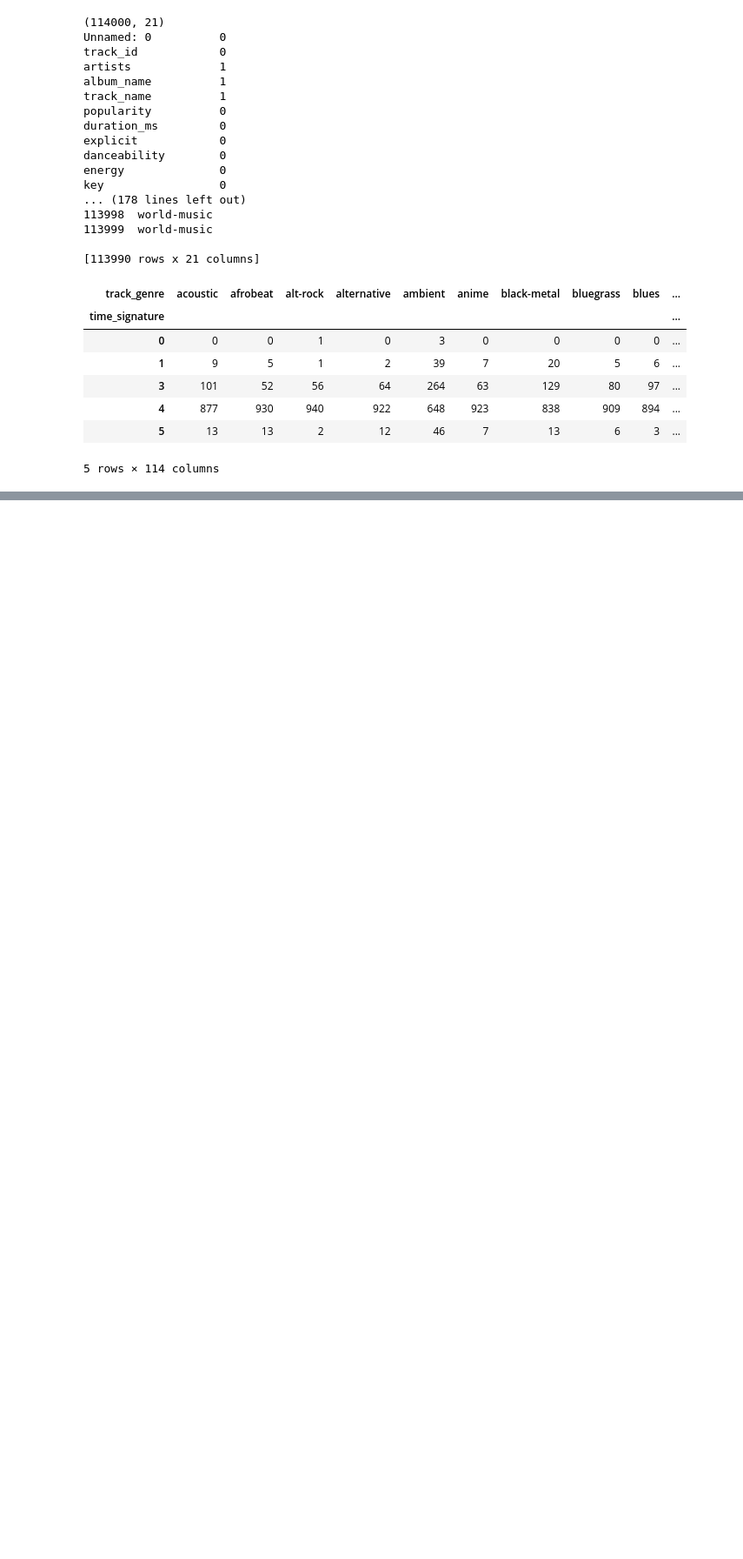
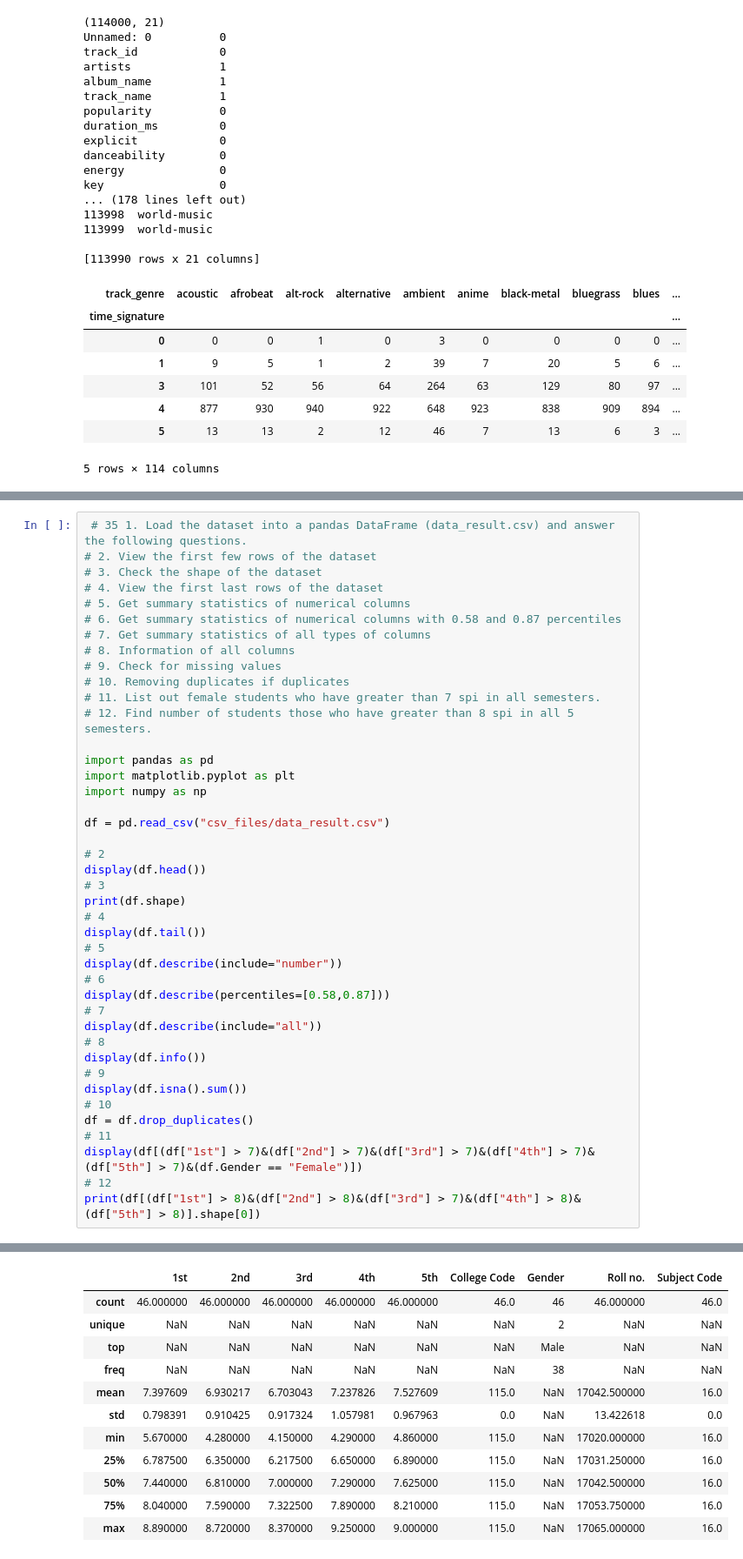
Before and after one commit to ommaniar/python-t1-qb, a Jupyter notebook: QB_solutions.ipynb, the cells around one changed output, grey strips where cells are left out. Shown at 87% size. Cells and saved outputs as stored; diff of their text form; blank space fills up the shorter version.

```diff
--- a/QB_solutions.ipynb
+++ b/QB_solutions.ipynb
@@ -237,0 +247,43 @@ key                 0
+# %%
+ # 35 1. Load the dataset into a pandas DataFrame (data_result.csv) and answer the following questions.
+# 2. View the first few rows of the dataset
+# 3. Check the shape of the dataset
+# 4. View the first last rows of the dataset
+# 5. Get summary statistics of numerical columns
+# 6. Get summary statistics of numerical columns with 0.58 and 0.87 percentiles
+# 7. Get summary statistics of all types of columns
+# 8. Information of all columns
+# 9. Check for missing values
+# 10. Removing duplicates if duplicates
+# 11. List out female students who have greater than 7 spi in all semesters.
+# 12. Find number of students those who have greater than 8 spi in all 5 semesters.
+
+import pandas as pd
+import matplotlib.pyplot as plt
+import numpy as np
+
+df = pd.read_csv("csv_files/data_result.csv")
+
+# 2
+display(df.head())
+# 3
+print(df.shape)
+# 4
+display(df.tail())
+# 5
+display(df.describe(include="number"))
+# 6
+display(df.describe(percentiles=[0.58,0.87]))
+# 7
+display(df.describe(include="all"))
+# 8
+display(df.info())
+# 9
+display(df.isna().sum())
+# 10
+df = df.drop_duplicates()
+# 11
+display(df[(df["1st"] > 7)&(df["2nd"] > 7)&(df["3rd"] > 7)&(df["4th"] > 7)&(df["5th"] > 7)&(df.Gender == "Female")])
+# 12
+print(df[(df["1st"] > 8)&(df["2nd"] > 8)&(df["3rd"] > 7)&(df["4th"] > 8)&(df["5th"] > 8)].shape[0])
+# %% [output]
@@ -237,0 +321,12 @@ key                 0
+|  | 1st | 2nd | 3rd | 4th | 5th | College Code | Gender | Roll no. | Subject Code |
+| count | 46.000000 | 46.000000 | 46.000000 | 46.000000 | 46.000000 | 46.0 | 46 | 46.000000 | 46.0 |
+| unique | NaN | NaN | NaN | NaN | NaN | NaN | 2 | NaN | NaN |
+| top | NaN | NaN | NaN | NaN | NaN | NaN | Male | NaN | NaN |
+| freq | NaN | NaN | NaN | NaN | NaN | NaN | 38 | NaN | NaN |
+| mean | 7.397609 | 6.930217 | 6.703043 | 7.237826 | 7.527609 | 115.0 | NaN | 17042.500000 | 16.0 |
+| std | 0.798391 | 0.910425 | 0.917324 | 1.057981 | 0.967963 | 0.0 | NaN | 13.422618 | 0.0 |
+| min | 5.670000 | 4.280000 | 4.150000 | 4.290000 | 4.860000 | 115.0 | NaN | 17020.000000 | 16.0 |
+| 25% | 6.787500 | 6.350000 | 6.217500 | 6.650000 | 6.890000 | 115.0 | NaN | 17031.250000 | 16.0 |
+| 50% | 7.440000 | 6.810000 | 7.000000 | 7.290000 | 7.625000 | 115.0 | NaN | 17042.500000 | 16.0 |
+| 75% | 8.040000 | 7.590000 | 7.322500 | 7.890000 | 8.210000 | 115.0 | NaN | 17053.750000 | 16.0 |
+| max | 8.890000 | 8.720000 | 8.370000 | 9.250000 | 9.000000 | 115.0 | NaN | 17065.000000 | 16.0 |
```
Also changed, not shown: parts of 3 cells of this notebook, 1 other file.
